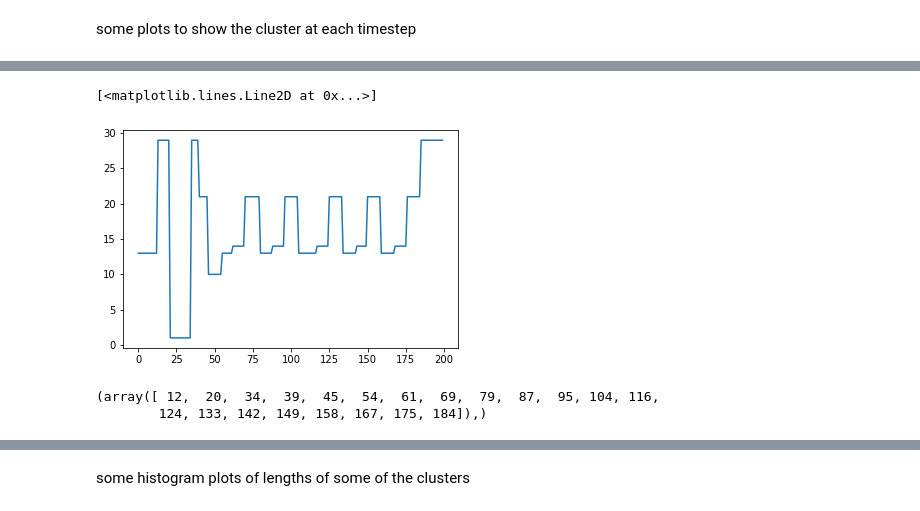
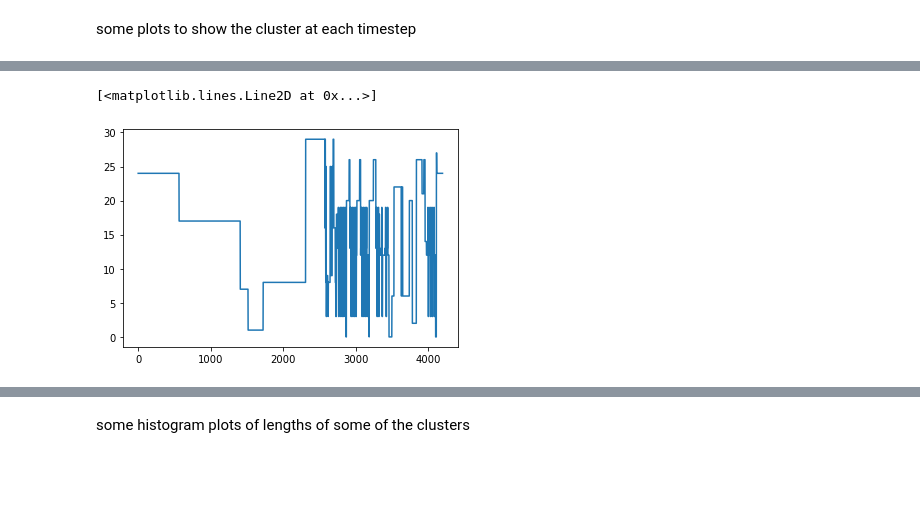
Before and after one commit to ysterin/deep_cluster, a Jupyter notebook: autoencoder KMeans.ipynb, the cells around one changed output, grey strips where cells are left out. Saved outputs shown, nothing was run; the diff lists cells and outputs as text; code cells hidden in the pictures; blank space fills up the shorter version.

```diff
--- a/autoencoder KMeans.ipynb
+++ b/autoencoder KMeans.ipynb
@@ -42,7 +71,9 @@ create and train autoencoder model
 # %%
 from simple_autoencoder import Autoencoder, PLAutoencoder
 seqlen = 30
-model = PLAutoencoder(n_neurons=[2*12*seqlen, 1024, 1024, 512, 32], lr=3e-4, seqlen=seqlen, landmark_files=landmark_files)
-trainer = pl.Trainer(gpus=1, progress_bar_refresh_rate=10, max_epochs=50, )
-trainer.fit(model)
+model = PLAutoencoder(landmark_files, n_neurons=[2*12*seqlen, 1024, 512, 30], lr=5e-4, seqlen=seqlen, patience=20)
+model.prepare_data()
+model.load_state_dict(torch.load('models/11_03/model.pt'))
+# trainer = pl.Trainer(gpus=1, progress_bar_refresh_rate=10, max_epochs=60, logger=pl.loggers.WandbLogger("landmarks autoencoder"))
+# trainer.fit(model)
 # %% [output]
@@ -58,0 +81,3 @@ Saving latest checkpoint..
+# %%
+# torch.load('models/11_03/model.pt')
+model.load_state_dict(torch.load('models/11_03/model.pt'))
@@ -83,14 +116,15 @@ compare_plot(bx[190].cpu().numpy(), out[190].cpu().numpy())
 # %% [markdown]
 loading the landmark coordinates from all videos
 # %%
-landmark_datasets = []
-for file in landmark_files:
-    try:
-        ds = LandmarkDataset(file)
-        landmark_datasets.append(ds)
-    except OSError:
-        pass
-coords = [sig.decimate(ds.coords, q=4, axis=0).astype(np.float32) for ds in landmark_datasets]
+# landmark_datasets = []
+# for file in landmark_files:
+#     try:
+#         ds = LandmarkDataset(file)
+#         landmark_datasets.append(ds)
+#     except OSError:
+#         pass
+# coords = [sig.decimate(ds.coords, q=4, axis=0).astype(np.float32) for ds in landmark_datasets]
+coords = model.coords
 # %% [markdown]
 creating the dataset from all the coordinates
 # %%
@@ -100,6 +134,12 @@ data_lengths = [d.shape[0] - model.seqlen for d in all_data]
 video_change_idxs = np.cumsum(data_lengths)[:-1]
 all_data = [SequenceDataset(d, seqlen=model.seqlen, diff=False, step=1) for d in all_data]
 all_data = ConcatDataset(all_data)
+# %%
+import pickle
+with open('models/11_03/kmeans.pkl', 'rb') as file:
+#     pickle.dump(kmeans, file)
+    kmeans = pickle.load(file)
+labels = np.load('models/11_03/labels.np.npy')
 # %% [markdown]
 clustering the data and splitting into segments
 # %%
@@ -153,12 +273,6 @@ some plots to show the cluster at each timestep
 # %%
 lbls = labels_dict[landmark_files[6]]
-segs = segment_dict[landmark_files[6]]
-plt.plot(lbls[:200])
+plt.plot(lbls[11800:16000])
 # %% [output]
 [<matplotlib.lines.Line2D at 0x...>]
-[figure, old version]
+[figure, new version]
-# %%
-np.where(np.diff(lbls[:200]) != 0)
-# %% [output]
-(array([ 12,  20,  34,  39,  45,  54,  61,  69,  79,  87,  95, 104, 116,
-        124, 133, 142, 149, 158, 167, 175, 184]),)
```
Also changed, not shown: parts of 39 cells of this notebook, 6 other files.
